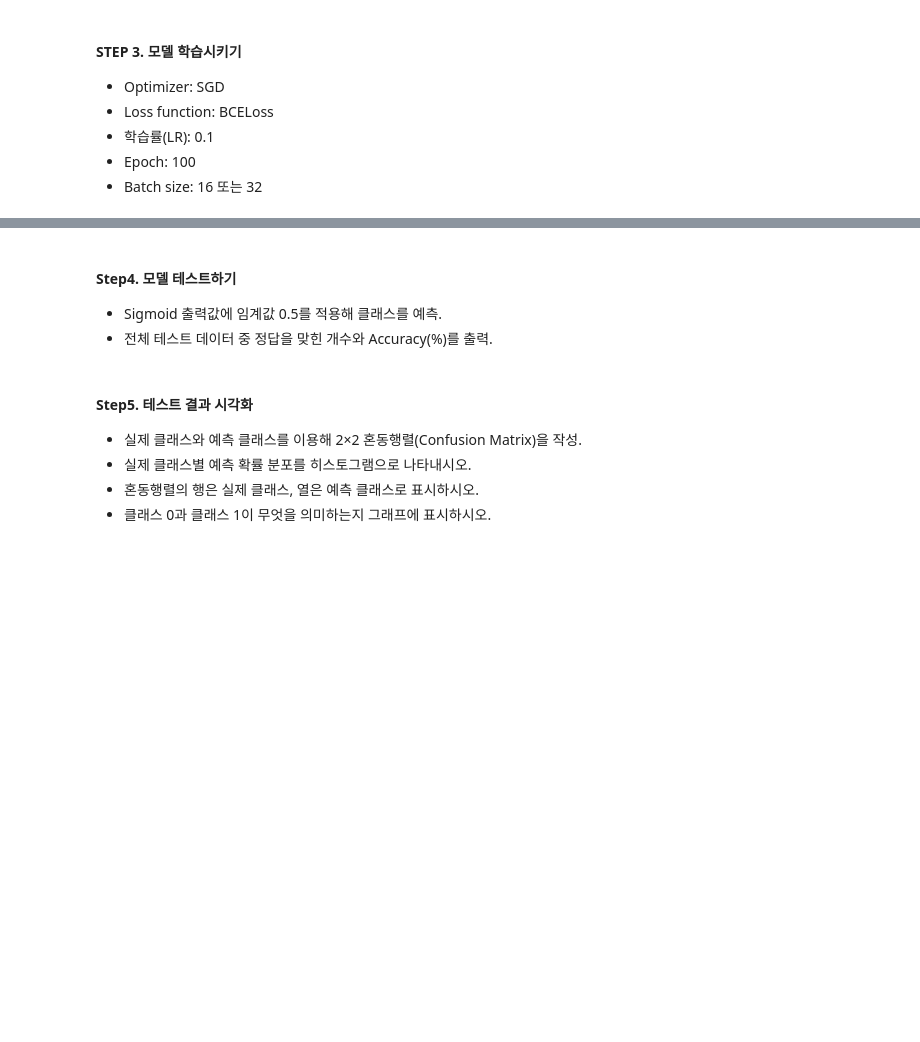
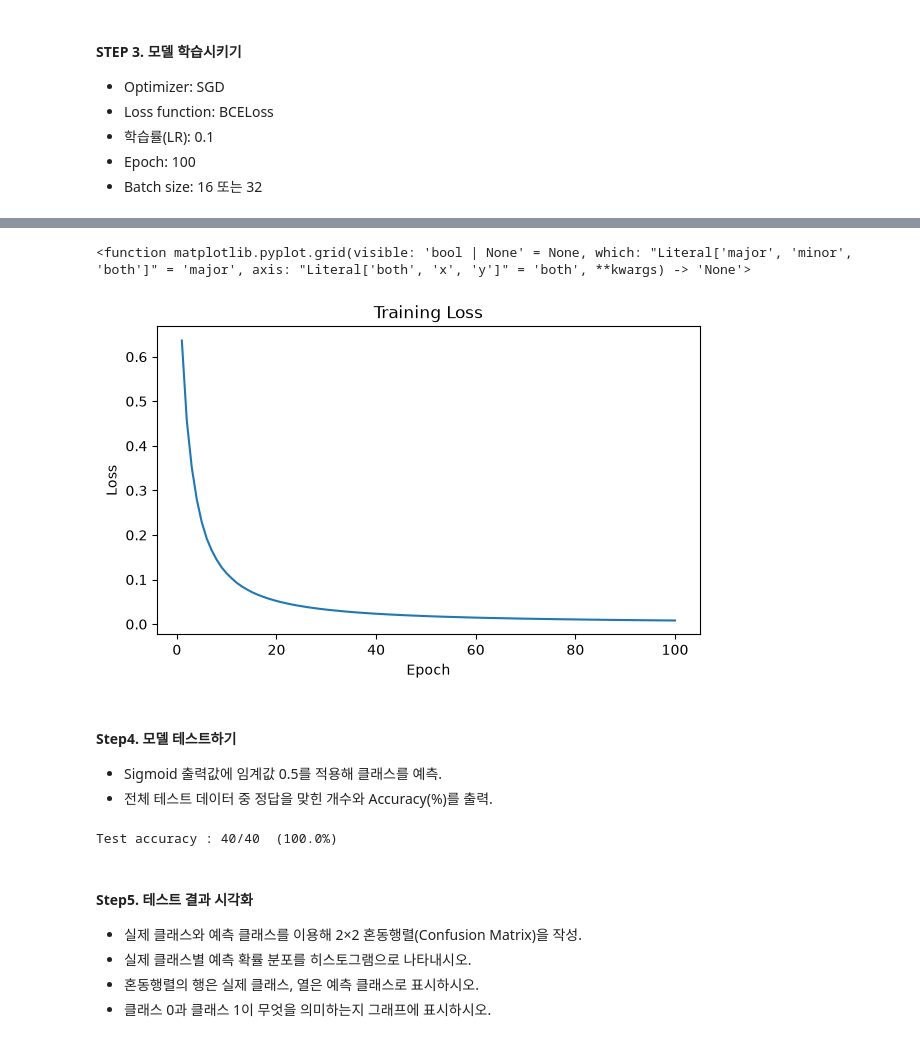
Before and after one commit to njw246500-create/pytorch, a Jupyter notebook: 03.linear_binary/04.1.binary_iris.ipynb, the cells around one changed output, grey strips where cells are left out. Drawn from its saved outputs; the diff is of its cells as text; code cells hidden in the pictures; blank space fills up the shorter version.

```diff
--- a/03.linear_binary/04.1.binary_iris.ipynb
+++ b/03.linear_binary/04.1.binary_iris.ipynb
@@ -28,7 +36,13 @@
 # %%
 url = "https://raw.githubusercontent.com/mwaskom/seaborn-data/master/iris.csv"
 
+columns = ['sepal_length','sepal_width','petal_length','petal_width','species']
+df = pd.read_csv(url)
 
+print(df.head())
+print('데이터의 크기 :', df.shape)
+print('종별 데이터 개수 : ')
+print(df['species'].value_counts().sort_index())
+# Setosa와 Versicolor만 선택
 
-# Setosa와 Versicolor만 선택
 df = df[df["species"].isin(["setosa", "versicolor"])].copy()
@@ -50,3 +171,32 @@ df = df[df["species"].isin(["setosa", "versicolor"])].copy()
 - 학습률(LR): 0.1
 - Epoch: 100
 - Batch size: 16 또는 32
+# %%
+LR = 1e-1
+EPOCH = 100
+
+optimizer = optim.SGD(model.parameters(), lr = LR)
+criterion = nn.BCELoss()
+
+loss_history = []
+
+model.train()
+for ep in range(EPOCH) :
+    rloss = 0
+
+    for x_batch, y_batch in train_DL :
+        y_hat = model(x_batch)
+
+        loss = criterion(y_hat, y_batch)
+
+        optimizer.zero_grad()
+        loss.backward()
+        optimizer.step()
+
+        rloss += loss.item()* x_batch.shape[0]
+
+    epoch_loss = rloss / N
+    loss_history.append(epoch_loss)
+
+    print(f'Epoch : {ep+1}, train Loss : {epoch_loss : .4f}')
+    print('-'*20)
@@ -53,8 +221,35 @@ df = df[df["species"].isin(["setosa", "versicolor"])].copy()
+# %%
+plt.figure(figsize = (7,4))
+plt.plot(range(1, EPOCH +1), loss_history)
+plt.xlabel('Epoch')
+plt.ylabel('Loss')
+plt.title('Training Loss')
+plt.grid
+# %% [output]
+<function matplotlib.pyplot.grid(visible: 'bool | None' = None, which: "Literal['major', 'minor', 'both']" = 'major', axis: "Literal['both', 'x', 'y']" = 'both', **kwargs) -> 'None'>
+[figure, added]
 # %% [markdown]
 #### Step4. 모델 테스트하기
 
 - Sigmoid 출력값에 임계값 0.5를 적용해 클래스를 예측.
 - 전체 테스트 데이터 중 정답을 맞힌 개수와 Accuracy(%)를 출력.
+# %%
+model.eval()
+
+correct = 0
+total = 0
+with torch.no_grad() :
+    for x_batch, y_batch in test_DL :
+        y_hat = model(x_batch)
+        pred = (y_hat >=0.5).float()
+
+        correct += (pred == y_batch).sum().item()
+        total += y_batch.numel()
+
+accuracy = correct / total* 100
+print(f'Test accuracy : {correct}/{total}  ({accuracy:.1f}%)')
+# %% [output]
+Test accuracy : 40/40  (100.0%)
 # %% [markdown]
 #### Step5. 테스트 결과 시각화
 
```
Also changed, not shown: parts of 7 cells of this notebook, 1 other file.
